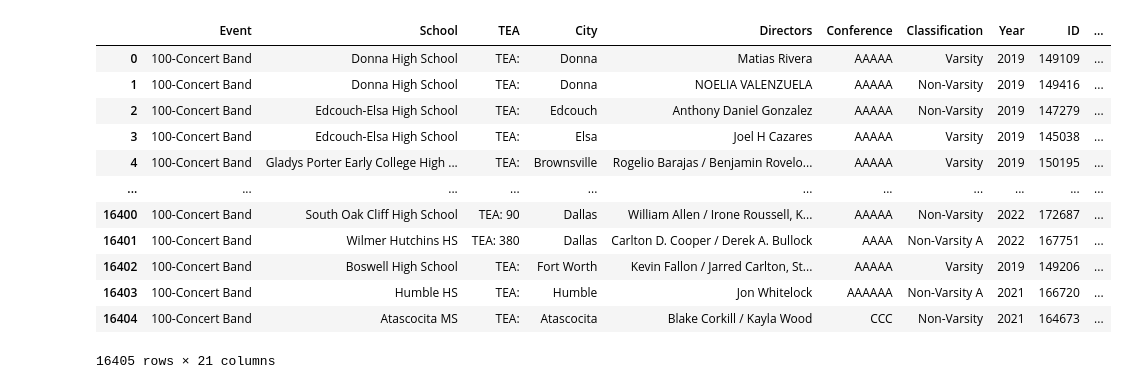
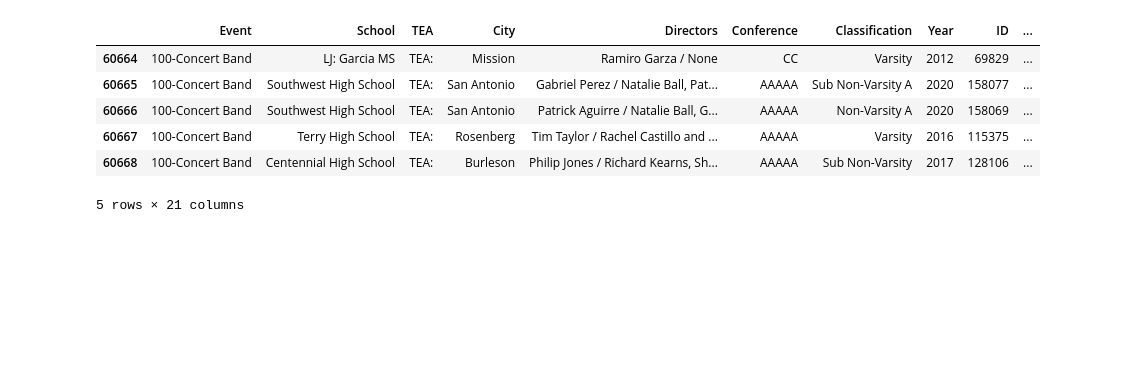
Before and after one commit to macdkw89/uil_results, a Jupyter notebook: scraper_2.ipynb, the cells around one changed output. Cells and saved outputs as stored; diff of their text form; code cells hidden in the pictures; blank space fills up the shorter version.

```diff
--- a/scraper_2.ipynb
+++ b/scraper_2.ipynb
@@ -132,45 +115,39 @@ for y in range(2009, 2023):
 # %%
 # setting the path for joining multiple files
-files = os.path.join("/Users/macdkw/Class/uil_results/export", "*.csv")
+files = os.path.join("/Users/macdkw/Class/uil_results/full_run/", "*.csv")
 
 # list of merged files returned
 files = glob.glob(files)
 
 # joining files with concat and read_csv
 df = pd.concat(map(pd.read_csv, files), ignore_index=True)
 df = pd.DataFrame(df)
 
 # drop unnamed column
 df.drop(columns=['Unnamed: 0'], inplace=True)
 
 # select rows with acc column
 oops_df = df[df['oops'].notnull()]
 
 # delete the acc columns and fix column names
 oops_fix_df = oops_df.drop(columns=['Conference'])
 oops_fix_df.columns = columns_21
 
 # drop acc rows from df
 df = df.loc[df['oops'].isnull() == True]
 
 # add fixed df to df
 df = pd.concat([df, oops_fix_df], ignore_index=True)
 
 # drop oops column
 df.drop(columns=['oops'], inplace=True)
 
-df
+df.tail()
 # %% [output]
 |  | Event | School | TEA | City | Directors | Conference | Classification | Year | ID | ... |
-| 0 | 100-Concert Band | Donna High School | TEA: | Donna | Matias Rivera | AAAAA | Varsity | 2019 | 149109 | ... |
-| 1 | 100-Concert Band | Donna High School | TEA: | Donna | NOELIA VALENZUELA | AAAAA | Non-Varsity | 2019 | 149416 | ... |
-| 2 | 100-Concert Band | Edcouch-Elsa High School | TEA: | Edcouch | Anthony Daniel Gonzalez | AAAAA | Non-Varsity | 2019 | 147279 | ... |
-| 3 | 100-Concert Band | Edcouch-Elsa High School | TEA: | Elsa | Joel H Cazares | AAAAA | Varsity | 2019 | 145038 | ... |
-| 4 | 100-Concert Band | Gladys Porter Early College High ... | TEA: | Brownsville | Rogelio Barajas / Benjamin Rovelo... | AAAAA | Varsity | 2019 | 150195 | ... |
-| ... | ... | ... | ... | ... | ... | ... | ... | ... | ... | ... |
-| 16400 | 100-Concert Band | South Oak Cliff High School | TEA: 90 | Dallas | William Allen / Irone Roussell, K... | AAAAA | Non-Varsity | 2022 | 172687 | ... |
-| 16401 | 100-Concert Band | Wilmer Hutchins HS | TEA: 380 | Dallas | Carlton D. Cooper / Derek A. Bullock | AAAA | Non-Varsity A | 2022 | 167751 | ... |
-| 16402 | 100-Concert Band | Boswell High School | TEA: | Fort Worth | Kevin Fallon / Jarred Carlton, St... | AAAAA | Varsity | 2019 | 149206 | ... |
-| 16403 | 100-Concert Band | Humble HS | TEA: | Humble | Jon Whitelock | AAAAAA | Non-Varsity A | 2021 | 166720 | ... |
-| 16404 | 100-Concert Band | Atascocita MS | TEA: | Atascocita | Blake Corkill / Kayla Wood | CCC | Non-Varsity | 2021 | 164673 | ... |
+| 60664 | 100-Concert Band | LJ: Garcia MS | TEA: | Mission | Ramiro Garza / None | CC | Varsity | 2012 | 69829 | ... |
+| 60665 | 100-Concert Band | Southwest High School | TEA: | San Antonio | Gabriel Perez / Natalie Ball, Pat... | AAAAA | Sub Non-Varsity A | 2020 | 158077 | ... |
+| 60666 | 100-Concert Band | Southwest High School | TEA: | San Antonio | Patrick Aguirre / Natalie Ball, G... | AAAAA | Non-Varsity A | 2020 | 158069 | ... |
+| 60667 | 100-Concert Band | Terry High School | TEA: | Rosenberg | Tim Taylor / Rachel Castillo and ... | AAAAA | Varsity | 2016 | 115375 | ... |
+| 60668 | 100-Concert Band | Centennial High School | TEA: | Burleson | Philip Jones / Richard Kearns, Sh... | AAAAA | Sub Non-Varsity | 2017 | 128106 | ... |
-16405 rows × 21 columns
+5 rows × 21 columns
```
Also changed, not shown: parts of 8 cells of this notebook, 4 other files.
